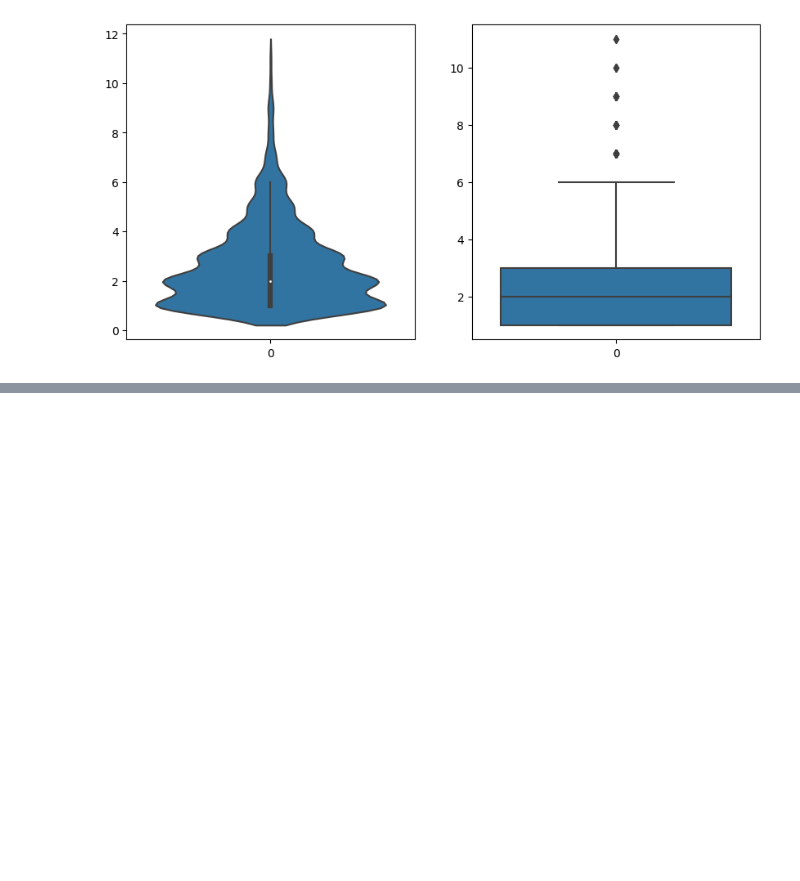
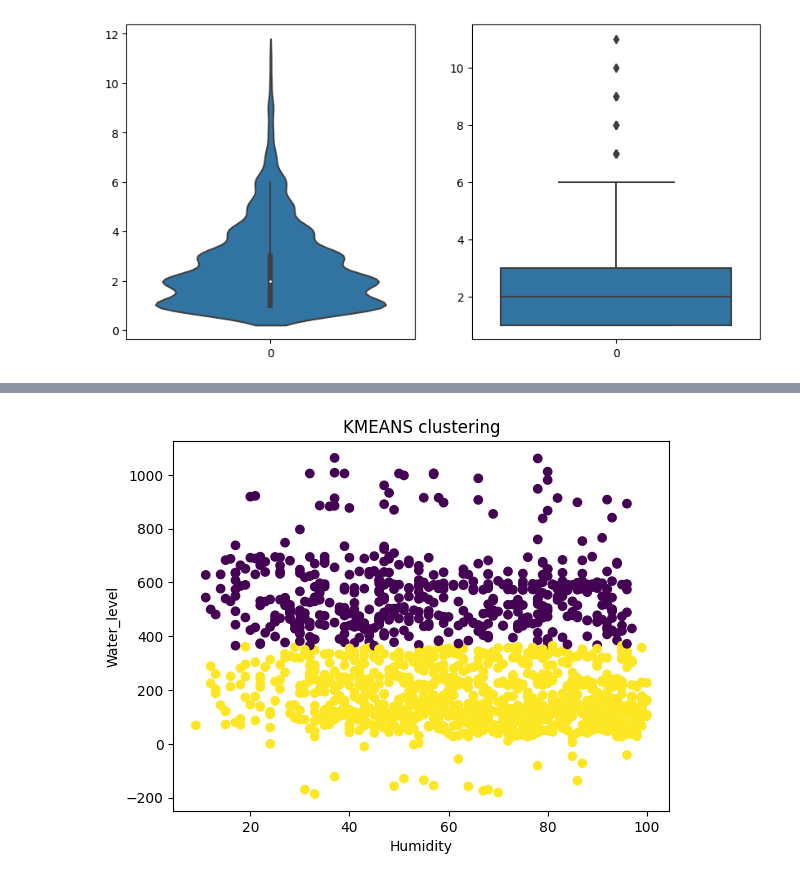
Before and after one commit to akos1106/6.felev, a Jupyter notebook: teszt.ipynb, the cells around one changed output, grey strips where cells are left out. Saved outputs shown, nothing was run; the diff lists cells and outputs as text; code cells hidden in the pictures; blank space fills up the shorter version.

```diff
--- a/teszt.ipynb
+++ b/teszt.ipynb
@@ -227,0 +252,18 @@ plt.show()
+# %%
+X = df[['humidity', 'water_level']]
+
+kmeans = KMeans(n_clusters=2)
+
+kmeans.fit(X)
+
+df['cluster'] = kmeans.labels_
+
+plt.scatter(df['humidity'], df['water_level'], c=df['cluster'])
+plt.xlabel('Humidity')
+plt.ylabel('Water_level')
+plt.title('KMEANS clustering')
+plt.show()
+
+df = df.drop('cluster', axis=1)
+# %% [output]
+[figure, added]
```
Also changed, not shown: parts of 21 cells of this notebook.
